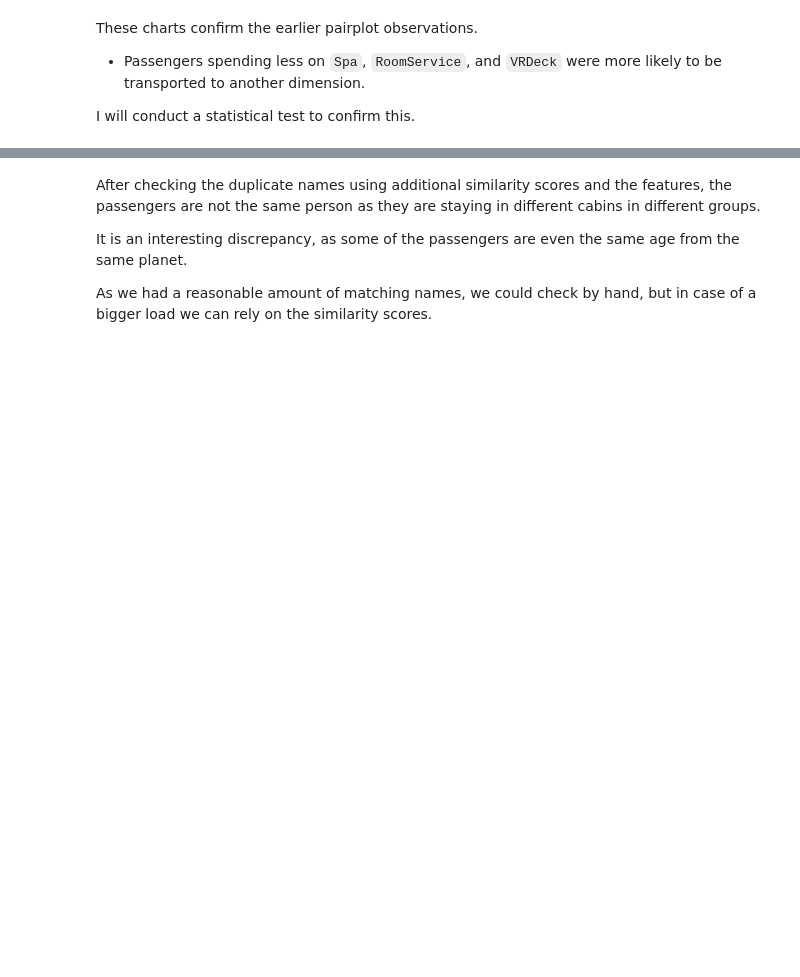
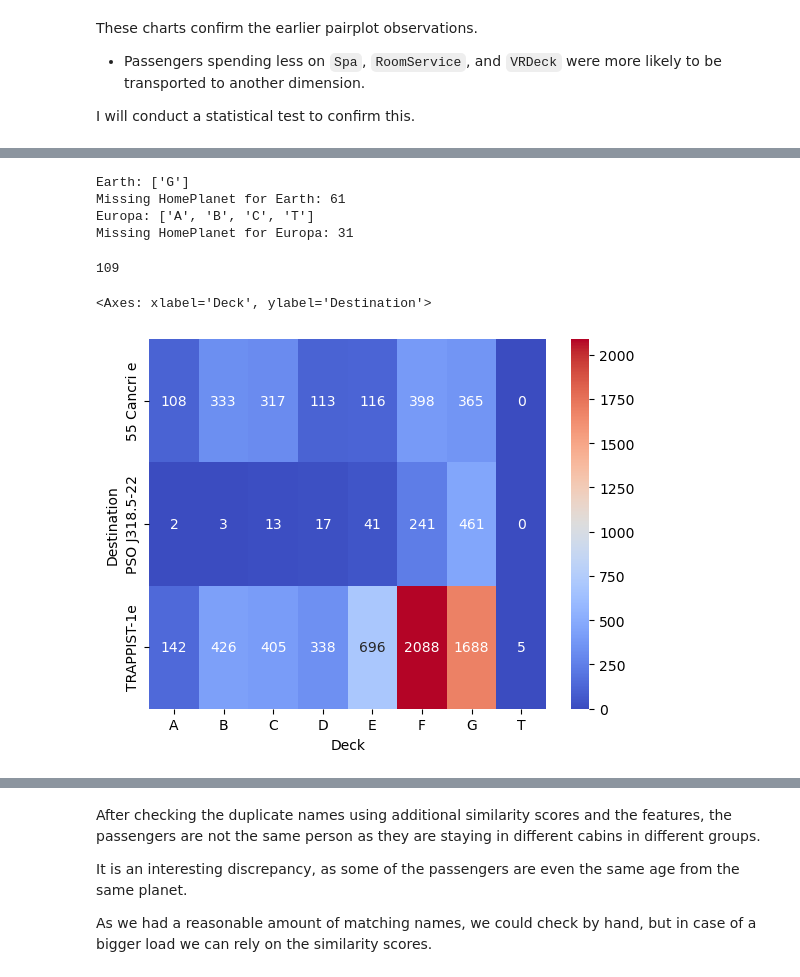
Before and after one commit to Herkata/spaceship_titanic, a Jupyter notebook: space_titanic.ipynb, the cells around one changed output, grey strips where cells are left out. Cells and saved outputs as stored; diff of their text form; code cells hidden in the pictures; blank space fills up the shorter version.

```diff
--- a/space_titanic.ipynb
+++ b/space_titanic.ipynb
@@ -243,0 +284,26 @@ I will conduct a statistical test to confirm this.
+# %%
+for key, value in planet_decks.items():
+    print(f'{key}: {value}')
+    missing_homeplanet = cabin_df[cabin_df['Deck'].isin(value)]['HomePlanet'].isna().sum()
+    print(f'Missing HomePlanet for {key}: {missing_homeplanet}')
+
+impute_df[['Deck', 'Num', 'Side']] = impute_df['Cabin'].str.split('/', expand=True)
+impute_df['HomePlanet'] = impute_df.apply(lambda x: 'Earth' if x['Deck'] == 'G' else ('Europa' if x['Deck'] in ['A', 'B', 'C', 'T'] else x['HomePlanet']), axis=1)
+# %% [output]
+Earth: ['G']
+Missing HomePlanet for Earth: 61
+Europa: ['A', 'B', 'C', 'T']
+Missing HomePlanet for Europa: 31
+# %%
+impute_df.HomePlanet.isna().sum()
+# %% [output]
+109
+# %%
+cabin_df['Destination'] = data['Destination']
+
+deck_per_dest=cabin_df.groupby(['Deck','Destination'])['Destination'].size().unstack().fillna(0)
+
+sns.heatmap(deck_per_dest.T, annot=True, fmt='g', cmap='coolwarm')
+# %% [output]
+<Axes: xlabel='Deck', ylabel='Destination'>
+[figure, added]
```
Also changed, not shown: parts of 37 cells of this notebook, 6 other files.
